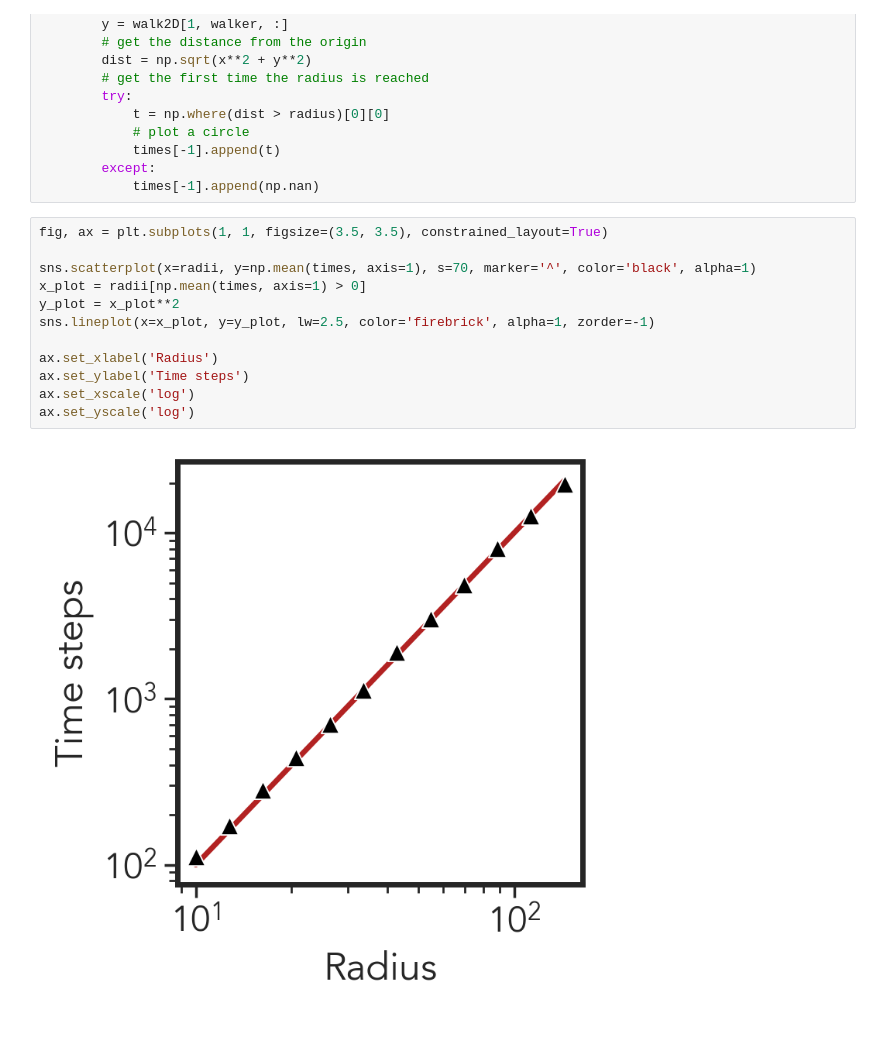
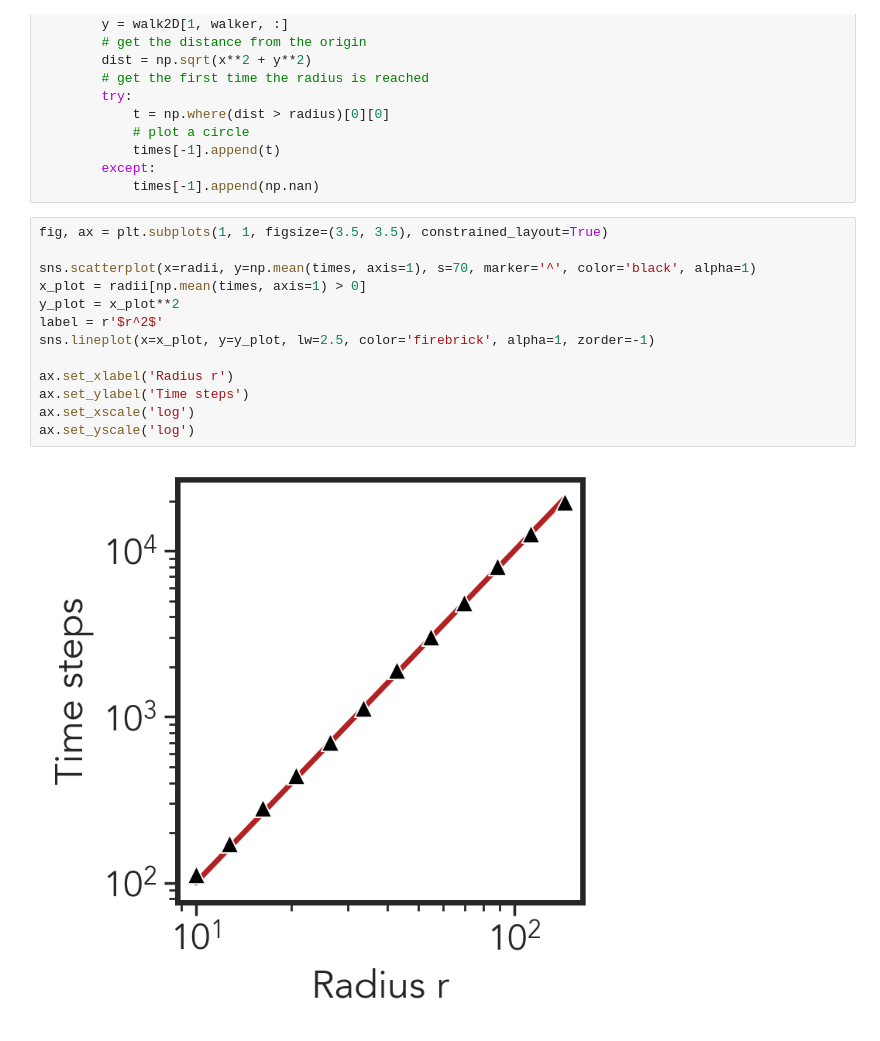
Before and after one commit to epigani/ModTF2324, a Jupyter notebook: code/ModTF_01.ipynb, the cells around one changed output. Drawn from its saved outputs; the diff is of its cells as text.

```diff
--- a/code/ModTF_01.ipynb
+++ b/code/ModTF_01.ipynb
@@ -385,14 +385,15 @@ for radius in radii:
 # %%
 fig, ax = plt.subplots(1, 1, figsize=(3.5, 3.5), constrained_layout=True)
 
 sns.scatterplot(x=radii, y=np.mean(times, axis=1), s=70, marker='^', color='black', alpha=1)
 x_plot = radii[np.mean(times, axis=1) > 0]
 y_plot = x_plot**2
+label = r'$r^2$'
 sns.lineplot(x=x_plot, y=y_plot, lw=2.5, color='firebrick', alpha=1, zorder=-1)
 
-ax.set_xlabel('Radius')
+ax.set_xlabel('Radius r')
 ax.set_ylabel('Time steps')
 ax.set_xscale('log')
 ax.set_yscale('log')
 # %% [output]
-[figure, old version]
+[figure, new version]
```
